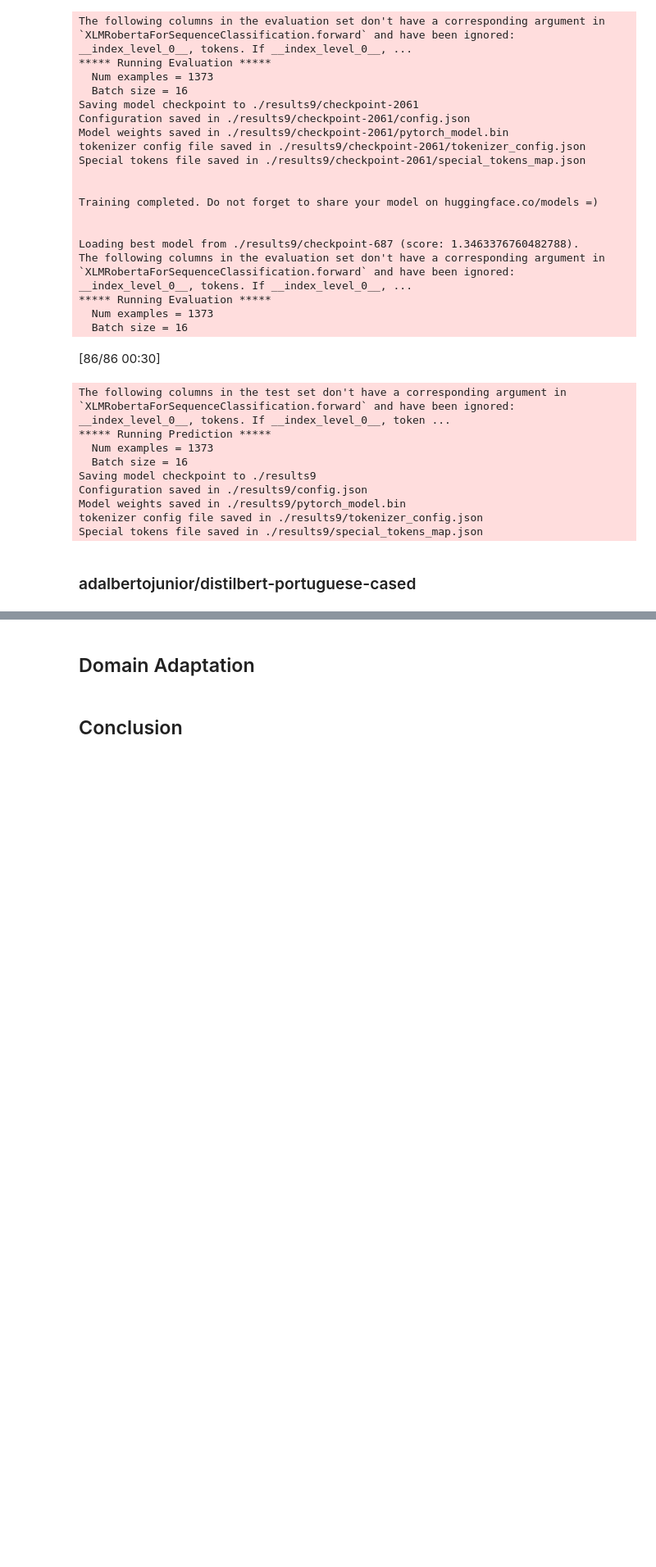
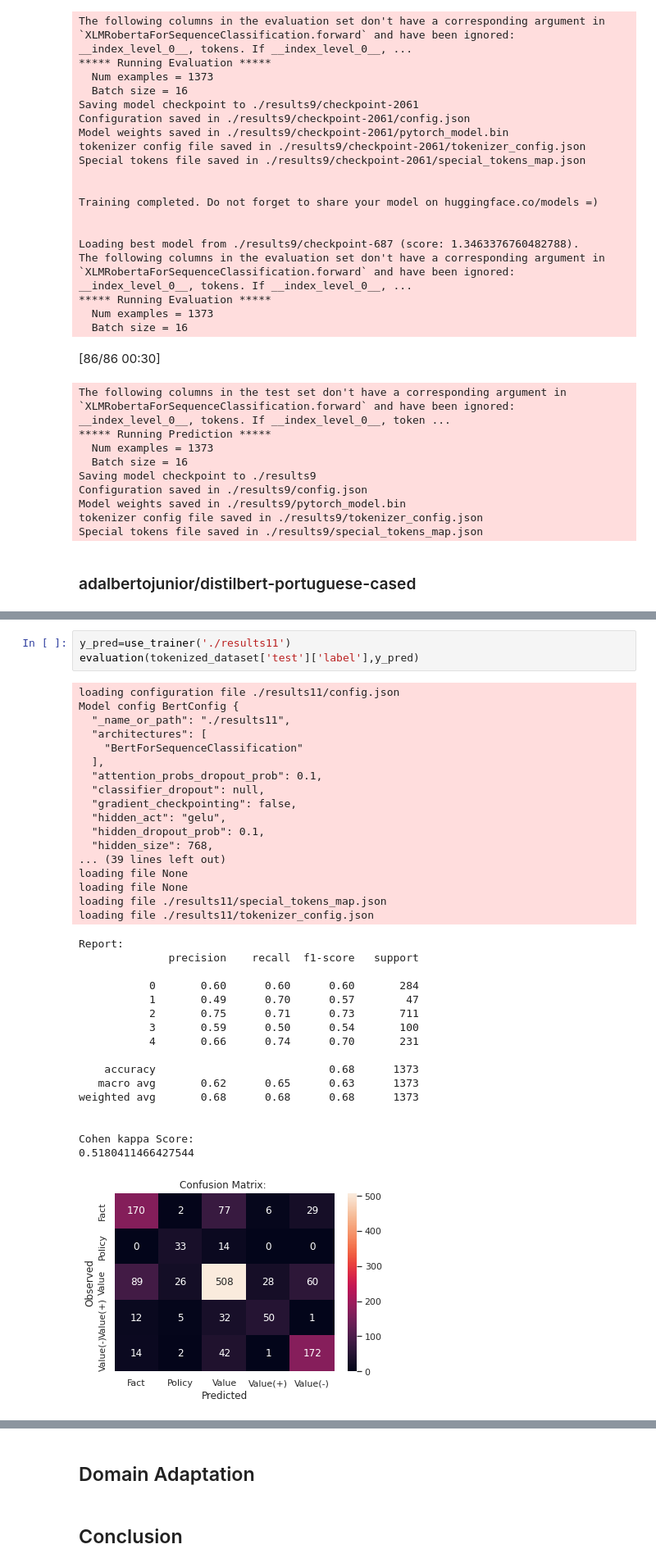
Before and after one commit to claramoreirag/FEUP-NLP-2, a Jupyter notebook: adu_classifier_hugging.ipynb, the cells around one changed output, grey strips where cells are left out. Shown at 82% size. Saved outputs shown, nothing was run; the diff lists cells and outputs as text; blank space fills up the shorter version.

```diff
--- a/adu_classifier_hugging.ipynb
+++ b/adu_classifier_hugging.ipynb
@@ -1027,0 +1196,38 @@ KeyboardInterrupt: ignored
+# %%
+y_pred=use_trainer('./results11')
+evaluation(tokenized_dataset['test']['label'],y_pred)
+# %% [output]
+loading configuration file ./results11/config.json
+Model config BertConfig {
+  "_name_or_path": "./results11",
+  "architectures": [
+    "BertForSequenceClassification"
+  ],
+  "attention_probs_dropout_prob": 0.1,
+  "classifier_dropout": null,
+  "gradient_checkpointing": false,
+  "hidden_act": "gelu",
+  "hidden_dropout_prob": 0.1,
+  "hidden_size": 768,
+... (39 lines left out)
+loading file None
+loading file None
+loading file ./results11/special_tokens_map.json
+loading file ./results11/tokenizer_config.json
+Report:
+              precision    recall  f1-score   support
+
+           0       0.60      0.60      0.60       284
+           1       0.49      0.70      0.57        47
+           2       0.75      0.71      0.73       711
+           3       0.59      0.50      0.54       100
+           4       0.66      0.74      0.70       231
+
+    accuracy                           0.68      1373
+   macro avg       0.62      0.65      0.63      1373
+weighted avg       0.68      0.68      0.68      1373
+
+
+Cohen kappa Score:
+0.5180411466427544
+[figure, added]
```
Also changed, not shown: parts of 13 cells of this notebook.
